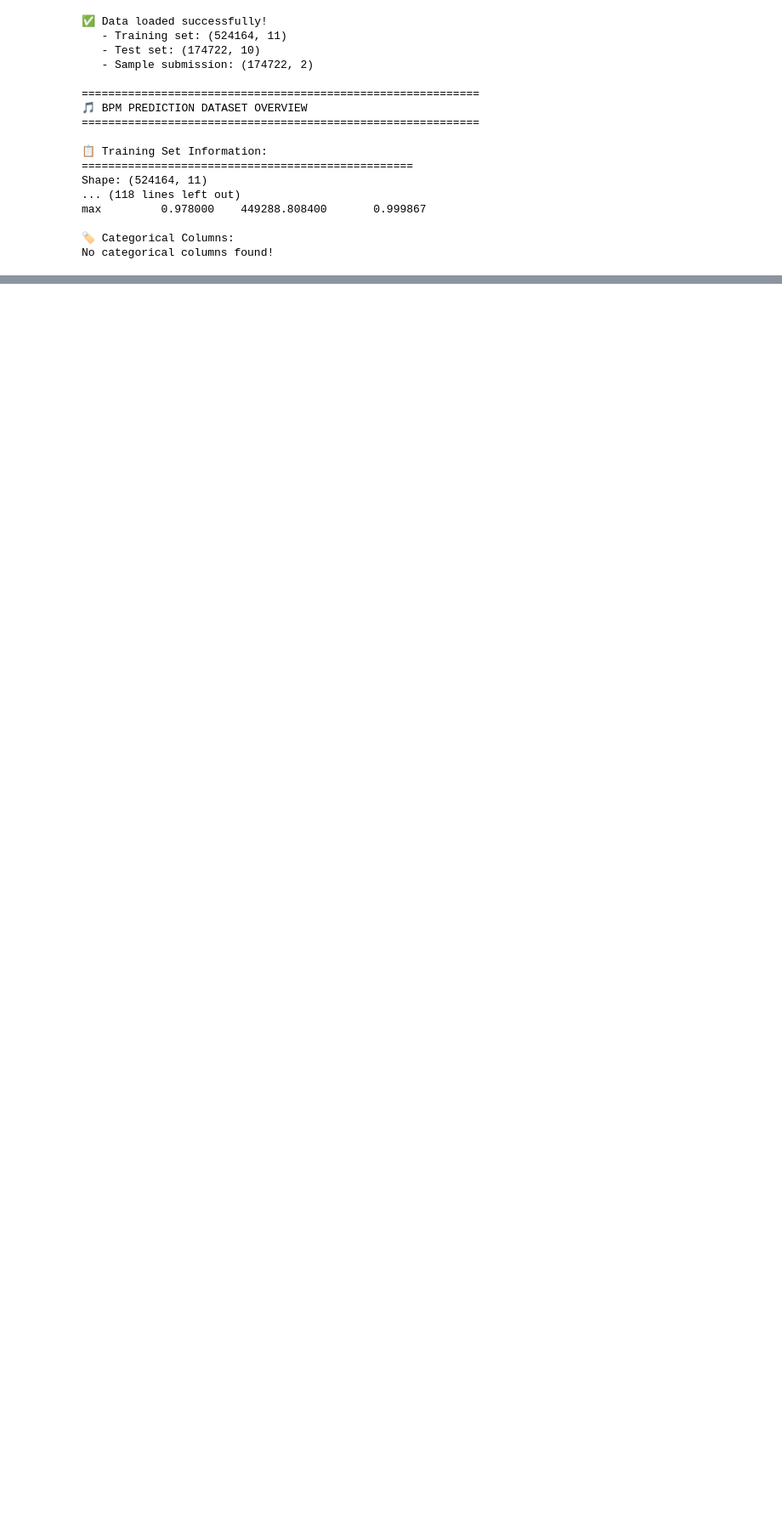
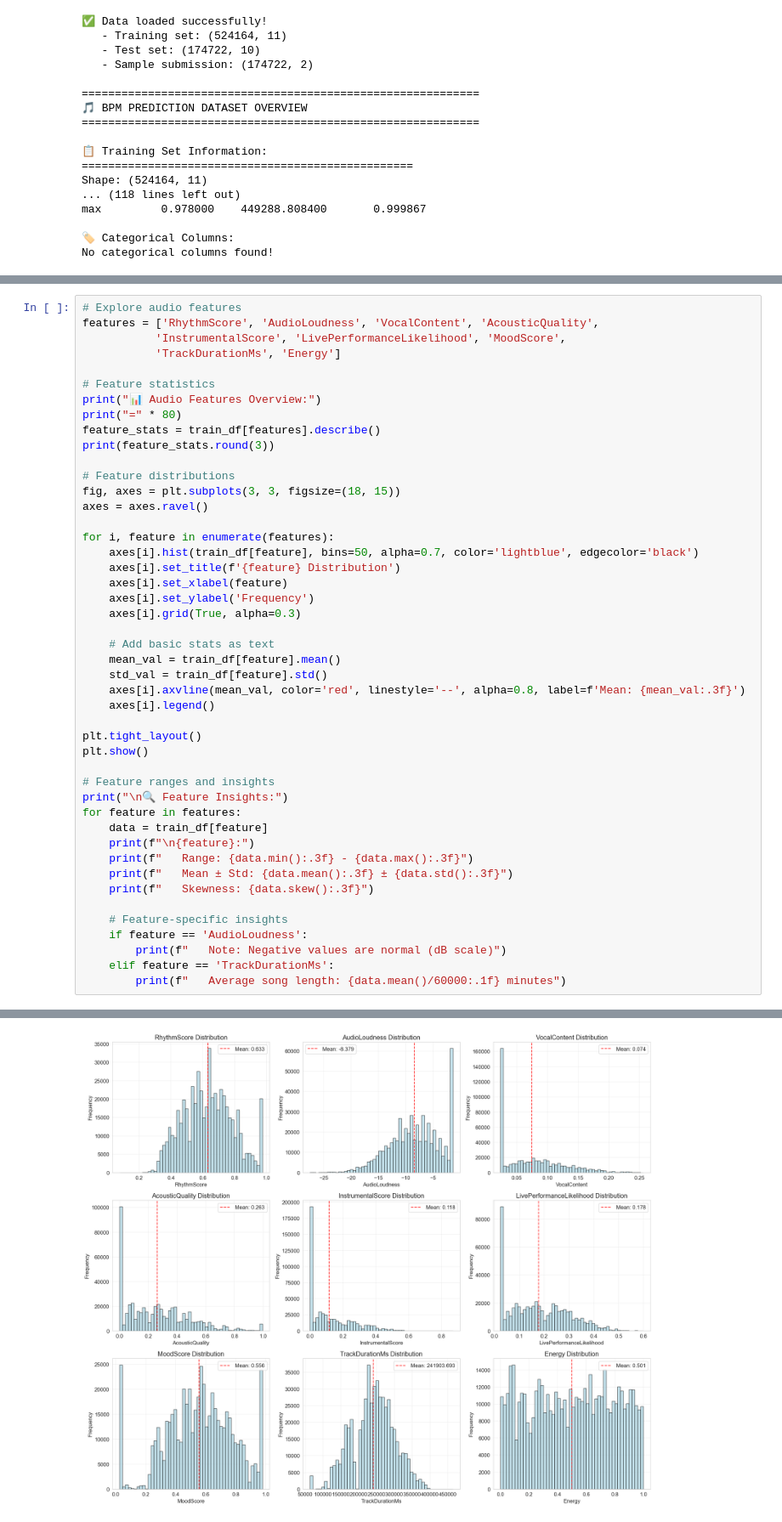
Before and after one commit to rodrick-mpofu/predict-bpm, a Jupyter notebook: notebooks/01_eda.ipynb, the cells around one changed output, grey strips where cells are left out. Shown at 85% size. Saved outputs shown, nothing was run; the diff lists cells and outputs as text; blank space fills up the shorter version.

```diff
--- a/notebooks/01_eda.ipynb
+++ b/notebooks/01_eda.ipynb
@@ -105,0 +253,47 @@ No categorical columns found!
+# %%
+# Explore audio features
+features = ['RhythmScore', 'AudioLoudness', 'VocalContent', 'AcousticQuality',
+           'InstrumentalScore', 'LivePerformanceLikelihood', 'MoodScore',
+           'TrackDurationMs', 'Energy']
+
+# Feature statistics
+print("📊 Audio Features Overview:")
+print("=" * 80)
+feature_stats = train_df[features].describe()
+print(feature_stats.round(3))
+
+# Feature distributions
+fig, axes = plt.subplots(3, 3, figsize=(18, 15))
+axes = axes.ravel()
+
+for i, feature in enumerate(features):
+    axes[i].hist(train_df[feature], bins=50, alpha=0.7, color='lightblue', edgecolor='black')
+    axes[i].set_title(f'{feature} Distribution')
+    axes[i].set_xlabel(feature)
+    axes[i].set_ylabel('Frequency')
+    axes[i].grid(True, alpha=0.3)
+
+    # Add basic stats as text
+    mean_val = train_df[feature].mean()
+    std_val = train_df[feature].std()
+    axes[i].axvline(mean_val, color='red', linestyle='--', alpha=0.8, label=f'Mean: {mean_val:.3f}')
+    axes[i].legend()
+
+plt.tight_layout()
+plt.show()
+
+# Feature ranges and insights
+print("\n🔍 Feature Insights:")
+for feature in features:
+    data = train_df[feature]
+    print(f"\n{feature}:")
+    print(f"   Range: {data.min():.3f} - {data.max():.3f}")
+    print(f"   Mean ± Std: {data.mean():.3f} ± {data.std():.3f}")
+    print(f"   Skewness: {data.skew():.3f}")
+
+    # Feature-specific insights
+    if feature == 'AudioLoudness':
+        print(f"   Note: Negative values are normal (dB scale)")
+    elif feature == 'TrackDurationMs':
+        print(f"   Average song length: {data.mean()/60000:.1f} minutes")
+# %% [output]
@@ -105,0 +317 @@ No categorical columns found!
+[figure, added]
```
Also changed, not shown: parts of 26 cells of this notebook, 1 other file.
